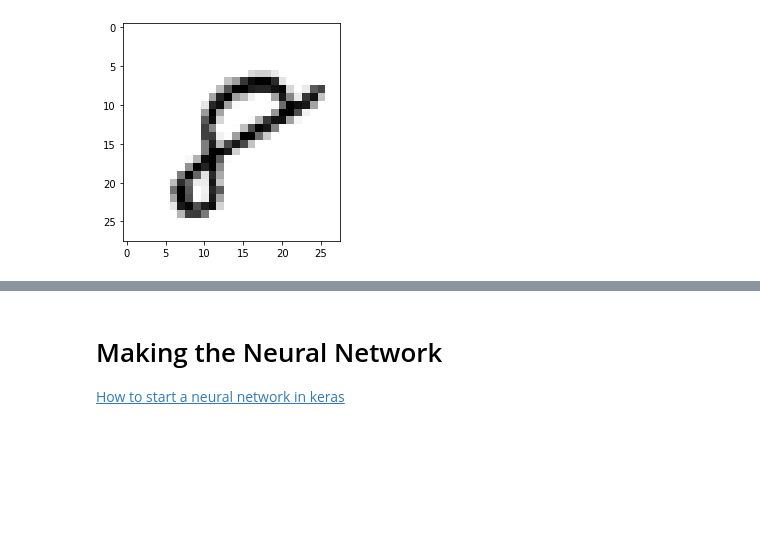
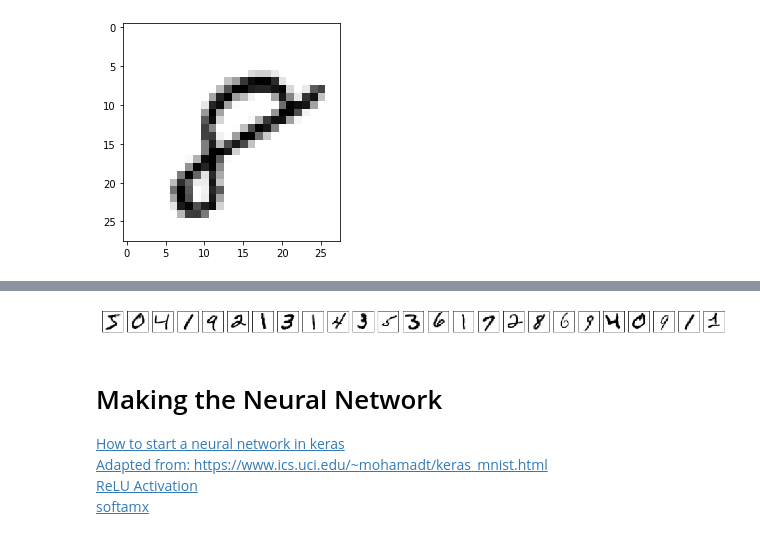
Before and after one commit to aaronBurns59/4th-year-emerging-technologies-project, a Jupyter notebook: model.ipynb, the cells around one changed output, grey strips where cells are left out. Drawn from its saved outputs; the diff is of its cells as text; code cells hidden in the pictures; blank space fills up the shorter version.

```diff
--- a/model.ipynb
+++ b/model.ipynb
@@ -81,6 +80,20 @@ Value of training label at index 25: 2
+# %%
+# Plotting the first 25 entries from the training image set
+plt.figure(1, figsize=(20,12))
+for i in range(25):
+    plt.subplot(1,25,i+1)
+    plt.imshow(train_images[i], cmap='gray')
+    # removing the labels from the graph so the images are not obstructed
+    plt.xticks([])
+    plt.yticks([])
+# %% [output]
+[figure, added]
 # %% [markdown]
 # Making the Neural Network
 [How to start a neural network in keras](https://keras.io/#getting-started-30-seconds-to-keras)
+[Adapted from: https://www.ics.uci.edu/~mohamadt/keras_mnist.html](https://www.ics.uci.edu/~mohamadt/keras_mnist.html)
+[ReLU Activation](https://machinelearningmastery.com/rectified-linear-activation-function-for-deep-learning-neural-networks/)
+[softamx](https://www.mikulskibartosz.name/understanding-the-softmax-activation-function/)
 # %%
 # Starting the the neural network using models in keras
 model = kr.models.Sequential()
```
Also changed, not shown: parts of 8 cells of this notebook, 1 other file.
